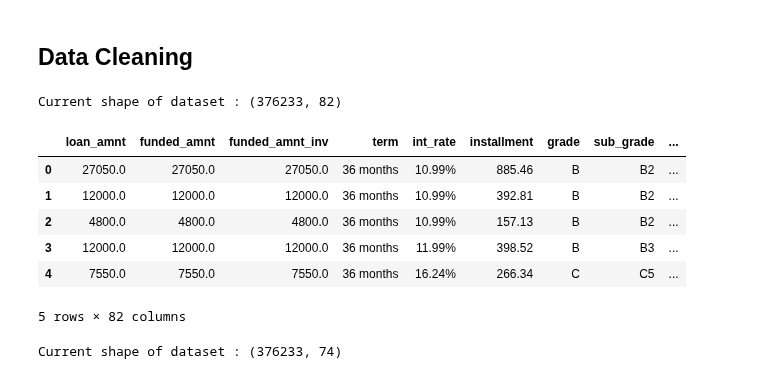
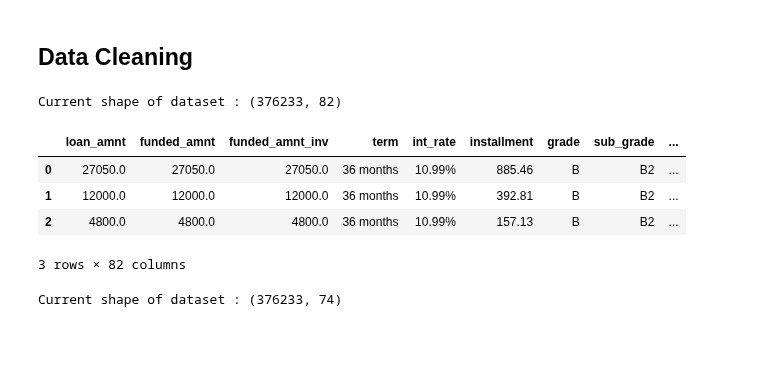
Before and after one commit to harishpuvvada/LoanDefault-Prediction, a Jupyter notebook: Loan_Default_Prediction.ipynb, the cells around one changed output. Saved outputs shown, nothing was run; the diff lists cells and outputs as text; code cells hidden in the pictures; blank space fills up the shorter version.

```diff
--- a/Loan_Default_Prediction.ipynb
+++ b/Loan_Default_Prediction.ipynb
@@ -37,16 +37,14 @@ Dataset_withBoolTarget= data_with_loanstatus_sliced.replace({"loan_status": di})
 # %%
 Dataset_withBoolTarget['loan_status'].value_counts()
 print("Current shape of dataset :",Dataset_withBoolTarget.shape)
-Dataset_withBoolTarget.head()
+Dataset_withBoolTarget.head(3)
 # %% [output]
 Current shape of dataset : (376233, 82)
 |  | loan_amnt | funded_amnt | funded_amnt_inv | term | int_rate | installment | grade | sub_grade | ... |
 | 0 | 27050.0 | 27050.0 | 27050.0 | 36 months | 10.99% | 885.46 | B | B2 | ... |
 | 1 | 12000.0 | 12000.0 | 12000.0 | 36 months | 10.99% | 392.81 | B | B2 | ... |
 | 2 | 4800.0 | 4800.0 | 4800.0 | 36 months | 10.99% | 157.13 | B | B2 | ... |
-| 3 | 12000.0 | 12000.0 | 12000.0 | 36 months | 11.99% | 398.52 | B | B3 | ... |
-| 4 | 7550.0 | 7550.0 | 7550.0 | 36 months | 16.24% | 266.34 | C | C5 | ... |
-5 rows × 82 columns
+3 rows × 82 columns
 # %%
 #print(Dataset_withBoolTarget.shape)
 dataset=Dataset_withBoolTarget.dropna(thresh = 340000,axis=1) #340000 is minimum number of non-NA values
```
